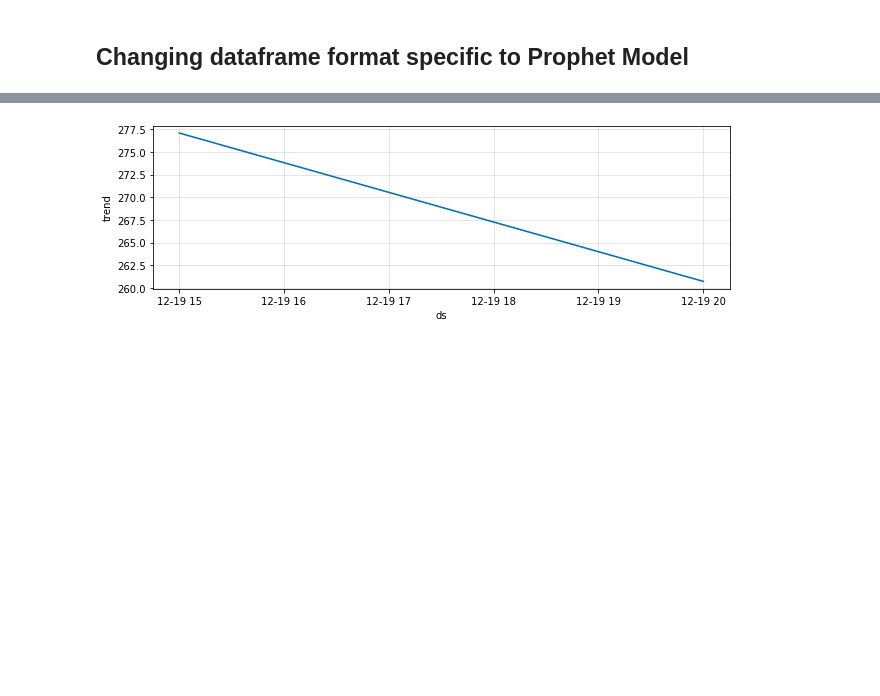
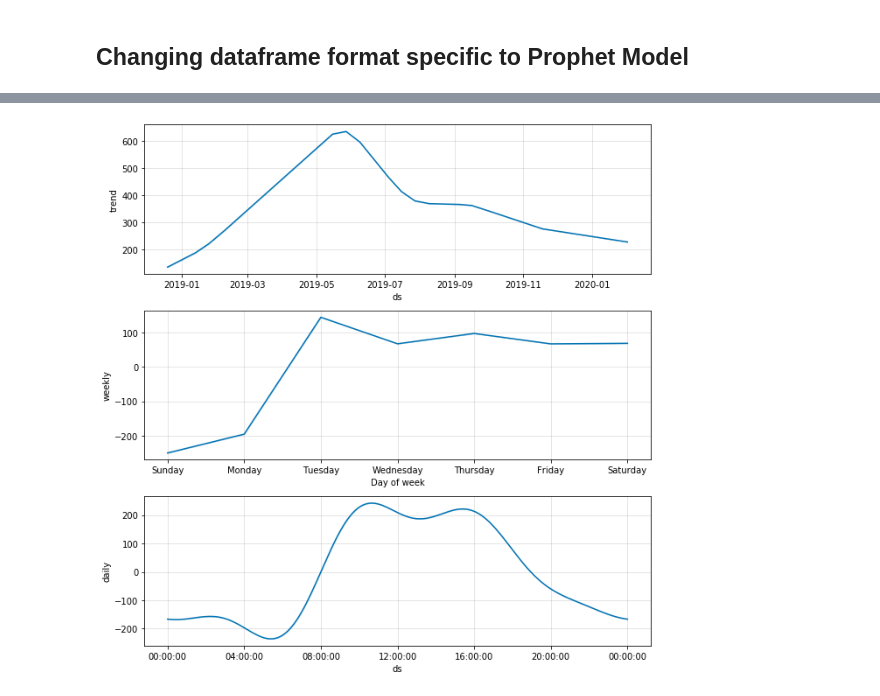
Before and after one commit to KanishAnand/Energy-Prediction-Webapp, a Jupyter notebook: src/model.ipynb, the cells around one changed output, grey strips where cells are left out. Cells and saved outputs as stored; diff of their text form; code cells hidden in the pictures; blank space fills up the shorter version.

Commit message:
model trained

```diff
--- a/src/model.ipynb
+++ b/src/model.ipynb
@@ -44,6 +46,8 @@ df.isna().sum()
 # %% [output]
 consumption    0
 dtype: int64
+# %%
+df['consumption'] = df['consumption'] + 1
 # %%
 min(df.consumption)
 # %% [output]
@@ -81,7 +85,7 @@ dtype: int64
 # %% [markdown]
 ## Changing dataframe format specific to Prophet Model
 # %%
-df = df.rename(columns={'datetime':'ds','consumption':'y'}).head()
+df = df.rename(columns={'datetime':'ds','consumption':'y'})
 # %%
 df.count()
 # %% [output]
@@ -91,6 +95,6 @@ dtype: int64
 # %%
 model = Prophet()
 # %%
-model.fit(df,algorithm='Newton')
+model.fit(df)
 # %% [output]
 INFO:fbprophet:Disabling yearly seasonality. Run prophet with yearly_seasonality=True to override this.
@@ -101 +106,3 @@ INFO:fbprophet:n_changepoints greater than number of observations. Using 3.
+# %%
+prediction=model.predict(df)
 # %%
@@ -112,4 +149,4 @@ p.size
 # %%
-fig = model.plot_components(p)
+fig = model.plot_components(prediction)
 # %% [output]
-[figure, old version]
+[figure, new version]
```
Also changed, not shown: parts of 22 cells of this notebook.
